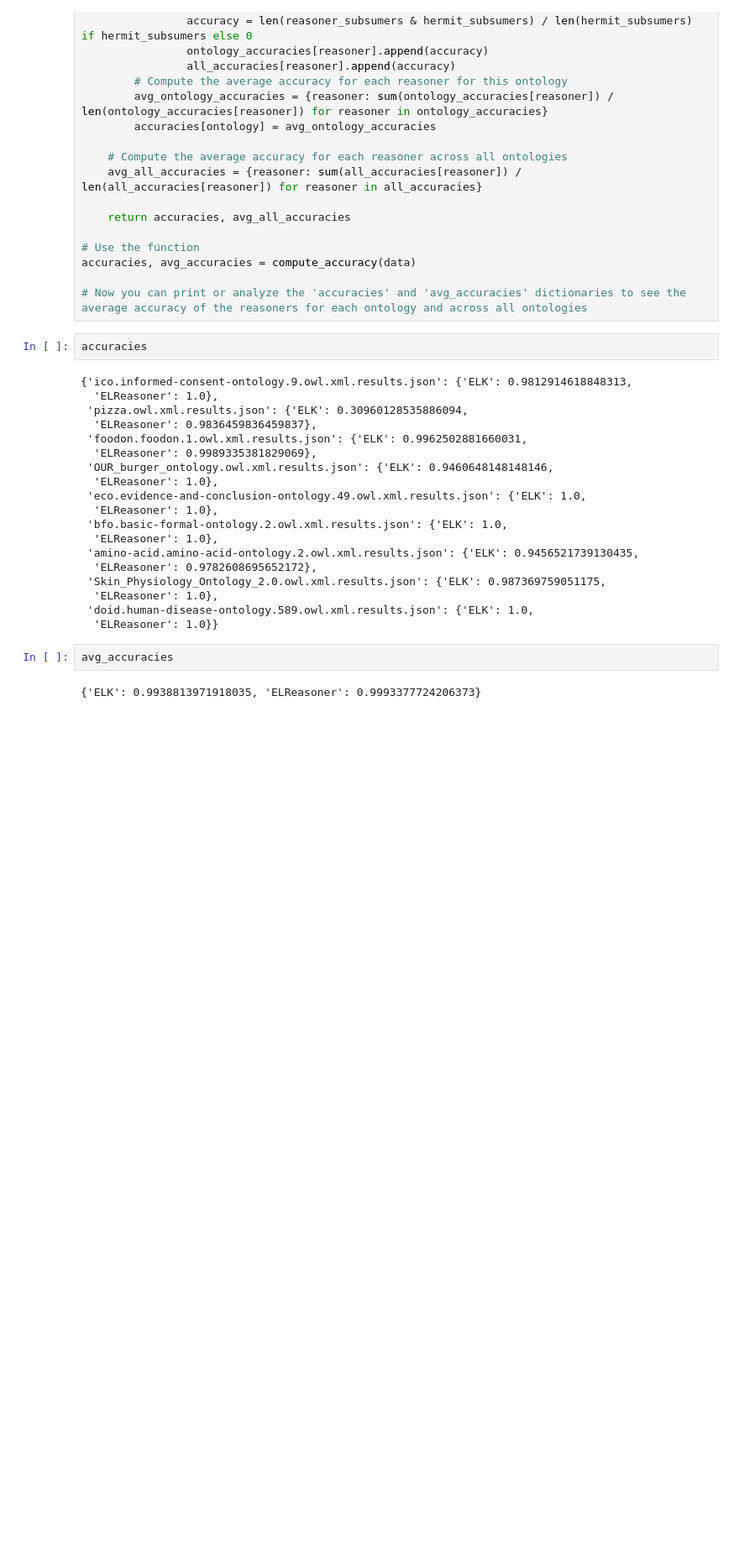
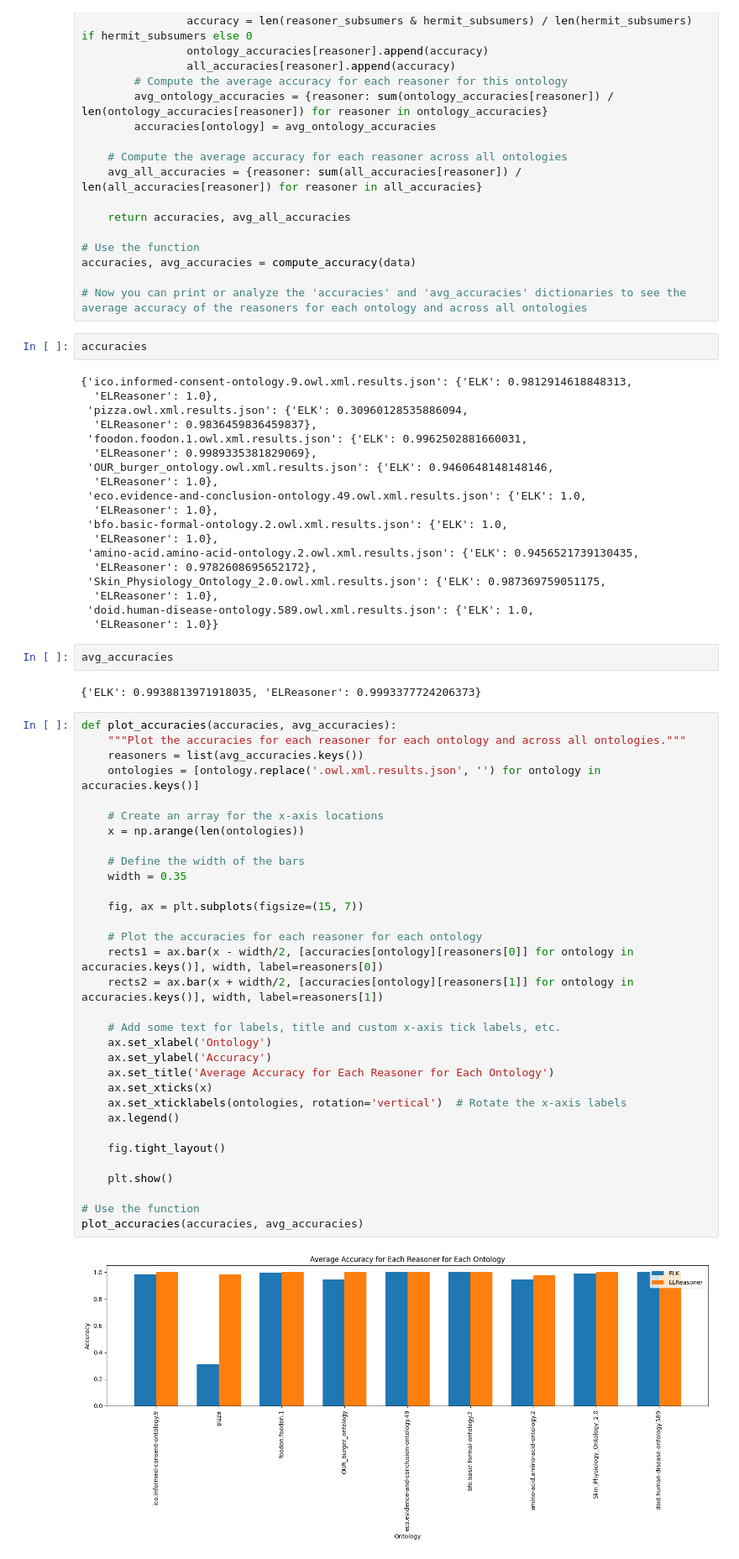
Before and after one commit to matercomus/KR_2023_G8, a Jupyter notebook: reasoner/Results_analysis.ipynb, the cells around one changed output. Shown at 84% size. Saved outputs shown, nothing was run; the diff lists cells and outputs as text; blank space fills up the shorter version.

Commit message:
added accuracy plot

```diff
--- a/reasoner/Results_analysis.ipynb
+++ b/reasoner/Results_analysis.ipynb
@@ -288,3 +288,37 @@ accuracies
 avg_accuracies
 # %% [output]
 {'ELK': 0.9938813971918035, 'ELReasoner': 0.9993377724206373}
+# %%
+def plot_accuracies(accuracies, avg_accuracies):
+    """Plot the accuracies for each reasoner for each ontology and across all ontologies."""
+    reasoners = list(avg_accuracies.keys())
+    ontologies = [ontology.replace('.owl.xml.results.json', '') for ontology in accuracies.keys()]
+
+    # Create an array for the x-axis locations
+    x = np.arange(len(ontologies))
+
+    # Define the width of the bars
+    width = 0.35
+
+    fig, ax = plt.subplots(figsize=(15, 7))
+
+    # Plot the accuracies for each reasoner for each ontology
+    rects1 = ax.bar(x - width/2, [accuracies[ontology][reasoners[0]] for ontology in accuracies.keys()], width, label=reasoners[0])
+    rects2 = ax.bar(x + width/2, [accuracies[ontology][reasoners[1]] for ontology in accuracies.keys()], width, label=reasoners[1])
+
+    # Add some text for labels, title and custom x-axis tick labels, etc.
+    ax.set_xlabel('Ontology')
+    ax.set_ylabel('Accuracy')
+    ax.set_title('Average Accuracy for Each Reasoner for Each Ontology')
+    ax.set_xticks(x)
+    ax.set_xticklabels(ontologies, rotation='vertical')  # Rotate the x-axis labels
+    ax.legend()
+
+    fig.tight_layout()
+
+    plt.show()
+
+# Use the function
+plot_accuracies(accuracies, avg_accuracies)
+# %% [output]
+[figure, added]
```
